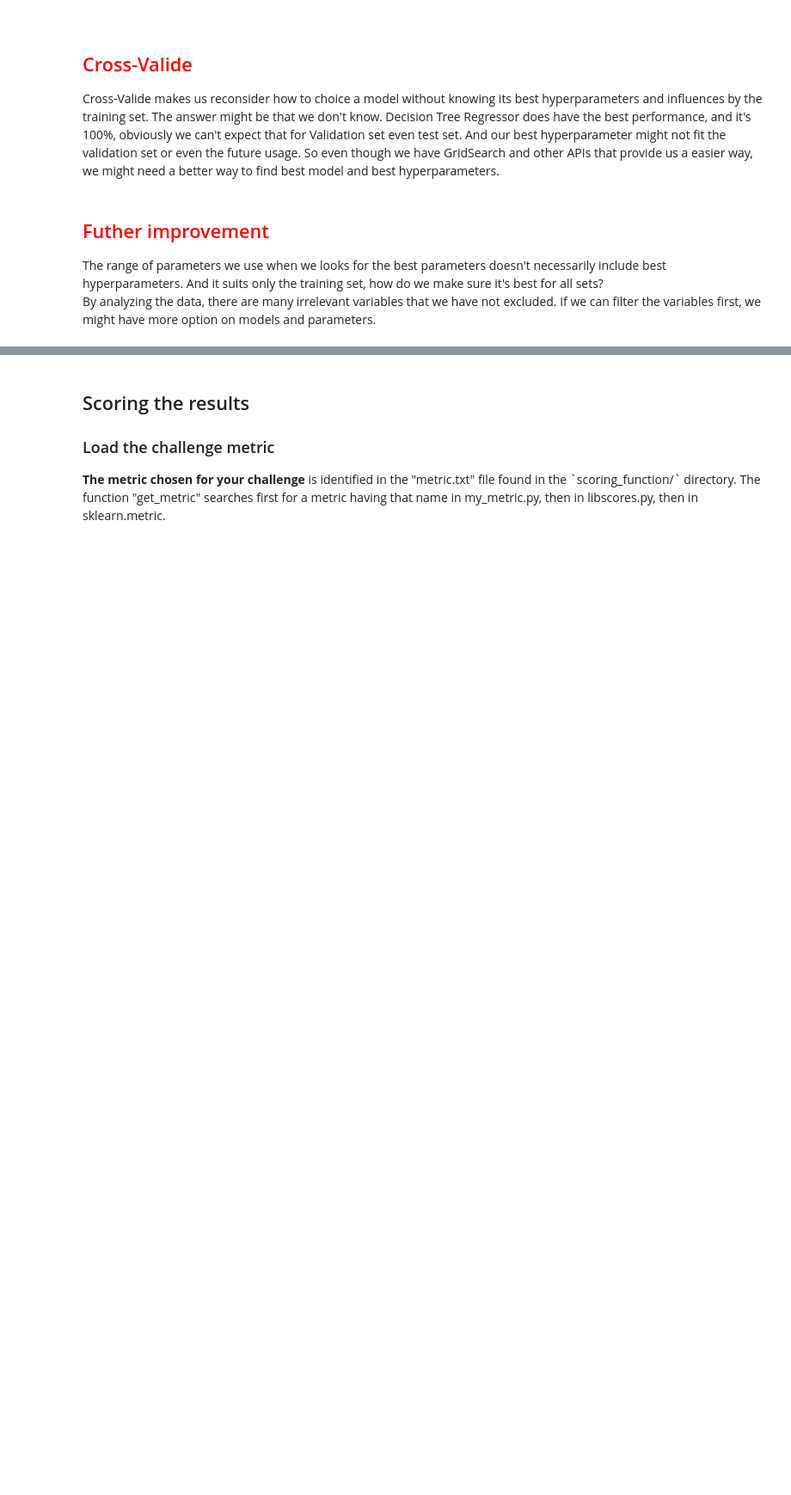
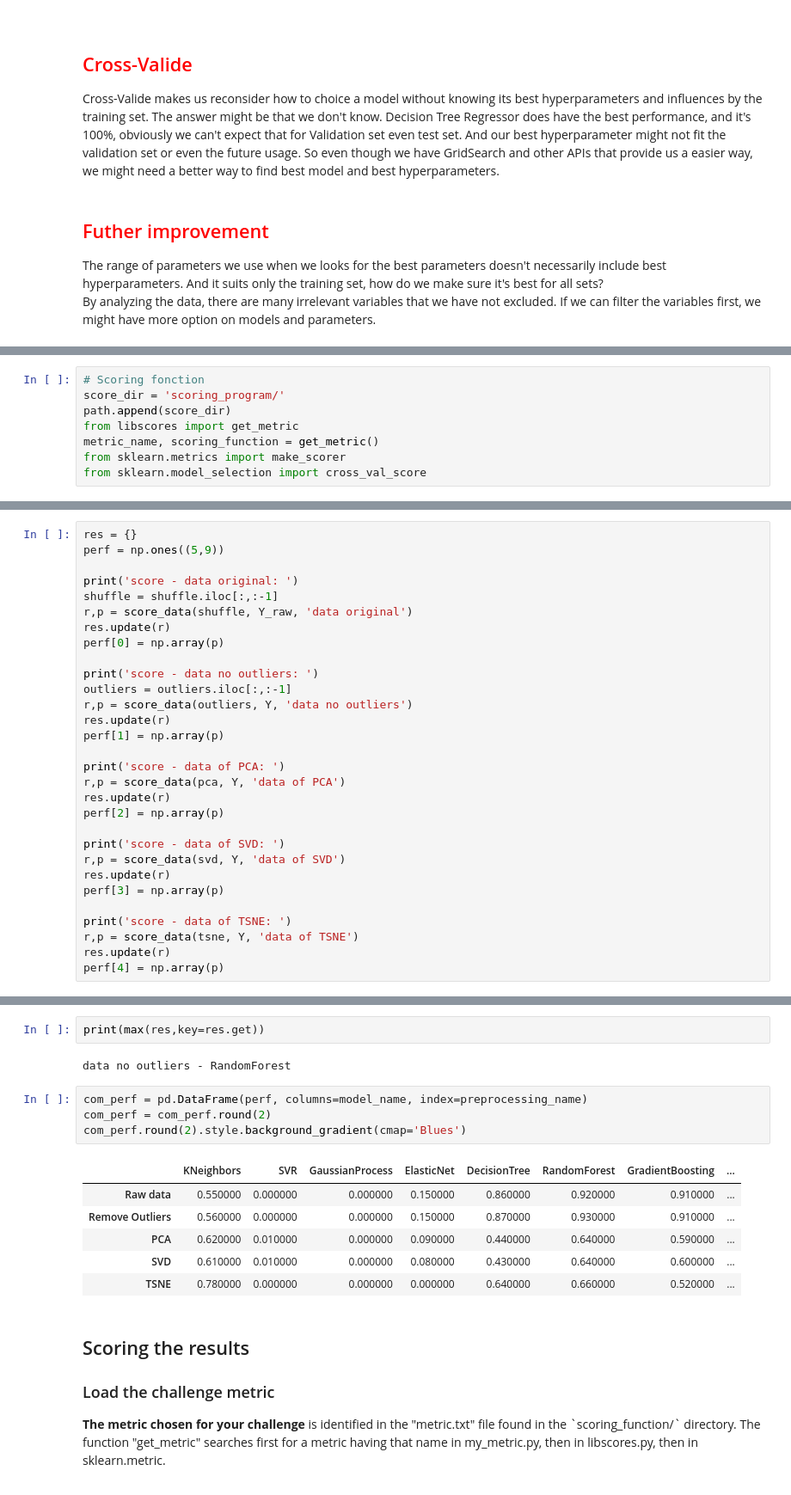
Before and after one commit to UrsulaAlcantara/Segway, a Jupyter notebook: starting_kit/README_model.ipynb, the cells around one changed output, grey strips where cells are left out. Shown at 86% size. Saved outputs shown, nothing was run; the diff lists cells and outputs as text; blank space fills up the shorter version.

```diff
--- a/starting_kit/README_model.ipynb
+++ b/starting_kit/README_model.ipynb
@@ -433,0 +567,8 @@ By analyzing the data, there are many irrelevant variables that we have not excl
+# %%
+# Scoring fonction
+score_dir = 'scoring_program/'
+path.append(score_dir)
+from libscores import get_metric
+metric_name, scoring_function = get_metric()
+from sklearn.metrics import make_scorer
+from sklearn.model_selection import cross_val_score
@@ -433,0 +670,30 @@ By analyzing the data, there are many irrelevant variables that we have not excl
+# %%
+res = {}
+perf = np.ones((5,9))
+
+print('score - data original: ')
+shuffle = shuffle.iloc[:,:-1]
+r,p = score_data(shuffle, Y_raw, 'data original')
+res.update(r)
+perf[0] = np.array(p)
+
+print('score - data no outliers: ')
+outliers = outliers.iloc[:,:-1]
+r,p = score_data(outliers, Y, 'data no outliers')
+res.update(r)
+perf[1] = np.array(p)
+
+print('score - data of PCA: ')
+r,p = score_data(pca, Y, 'data of PCA')
+res.update(r)
+perf[2] = np.array(p)
+
+print('score - data of SVD: ')
+r,p = score_data(svd, Y, 'data of SVD')
+res.update(r)
+perf[3] = np.array(p)
+
+print('score - data of TSNE: ')
+r,p = score_data(tsne, Y, 'data of TSNE')
+res.update(r)
+perf[4] = np.array(p)
@@ -434,3 +718,18 @@ By analyzing the data, there are many irrelevant variables that we have not excl
+# %%
+print(max(res,key=res.get))
+# %% [output]
+data no outliers - RandomForest
+# %%
+com_perf = pd.DataFrame(perf, columns=model_name, index=preprocessing_name)
+com_perf = com_perf.round(2)
+com_perf.round(2).style.background_gradient(cmap='Blues')
+# %% [output]
+|  | KNeighbors | SVR | GaussianProcess | ElasticNet | DecisionTree | RandomForest | GradientBoosting | ... |
+| Raw data | 0.550000 | 0.000000 | 0.000000 | 0.150000 | 0.860000 | 0.920000 | 0.910000 | ... |
+| Remove Outliers | 0.560000 | 0.000000 | 0.000000 | 0.150000 | 0.870000 | 0.930000 | 0.910000 | ... |
+| PCA | 0.620000 | 0.010000 | 0.000000 | 0.090000 | 0.440000 | 0.640000 | 0.590000 | ... |
+| SVD | 0.610000 | 0.010000 | 0.000000 | 0.080000 | 0.430000 | 0.640000 | 0.600000 | ... |
+| TSNE | 0.780000 | 0.000000 | 0.000000 | 0.000000 | 0.640000 | 0.660000 | 0.520000 | ... |
 # %% [markdown]
 <div>
     <h2>Scoring the results</h2>
```
Also changed, not shown: parts of 28 cells of this notebook.
